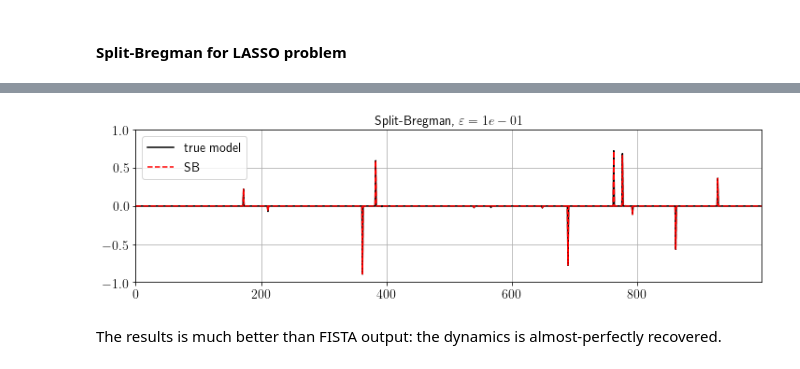
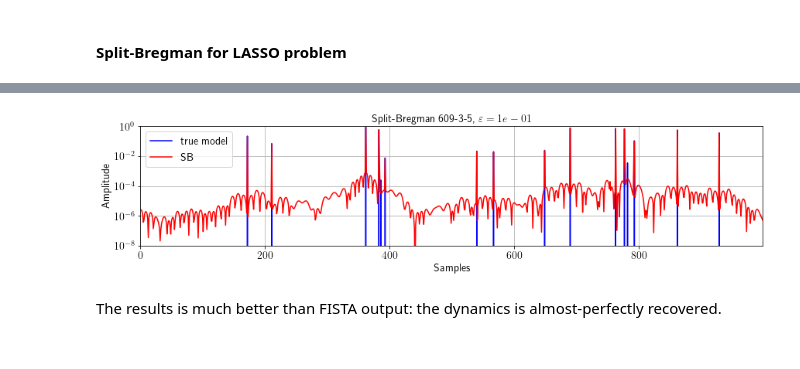
Before and after one commit to fpicetti/occamypy, a Jupyter notebook: tutorials/SplitBregman Examples.ipynb, the cells around one changed output, grey strips where cells are left out. Saved outputs shown, nothing was run; the diff lists cells and outputs as text; code cells hidden in the pictures.

Commit message:
Updated SplitBregman notebook

```diff
--- a/tutorials/SplitBregman Examples.ipynb
+++ b/tutorials/SplitBregman Examples.ipynb
@@ -156,12 +170,12 @@ Let's try another solver.
 #### Split-Bregman for LASSO problem
 # %%
 # define the Linear Regularized Problem
-problemSB = occamypy.RegularizedLeastSquares(model.clone().zero(), data, A,
-                             regsL1=occamypy.IdentityOp(model), epsL1=.1)
+problemSB = occamypy.RegularizedLeastSquares(x.clone().zero(), d, W,
+                                             regsL1=occamypy.IdentityOp(x), epsL1=.1)
 
 # instantiate the Split-Bregman solver
-SB = occamypy.SplitBregman(occamypy.BasicStopper(1000), niter_inner=5, niter_solver=15,
+SB = occamypy.SplitBregman(occamypy.BasicStopper(1000), niter_inner=3, niter_solver=5,
                         linear_solver='LSQR', breg_weight=1., warm_start=True)
-
+SB.setDefaults(save_obj=True)
 # solve the problem
-SB.run(problemSB, verbose=True, inner_verbose=False)
+SB.run(problemSB, verbose=False, inner_verbose=False)
@@ -185,0 +182,15 @@ Relative model change (0.0000e+00) norm smaller than given tolerance (1.7952e-10
+# %%
+its = "%d-%d-%d" % (len(SB.obj), SB.niter_inner, SB.niter_solver)
+
+fig, ax = plt.subplots(figsize=(12,3))
+plt.plot(x.getNdArray(), 'b', lw=2, label="true model")
+plt.plot(problemSB.model.getNdArray(), 'r', label="SB")
+plt.title(r'Split-Bregman %s, $\varepsilon=%.e$' % (its, problemSB.epsL1[0]))
+plt.ylim(-1., 1.)
+plt.legend(loc='upper left')
+plt.xlabel("Samples"), plt.ylabel("Amplitude")
+plt.grid(True)
+ax.autoscale(enable=True, axis='x', tight=True)
+plt.tight_layout(0.5)
+# plt.savefig("ricker_sb_%s.pdf" % its)
+plt.show()
@@ -186,15 +199,18 @@ Relative model change (0.0000e+00) norm smaller than given tolerance (1.7952e-10
 # %%
 fig, ax = plt.subplots(figsize=(12,3))
-plt.plot(model.getNdArray(), 'k', label="true model")
-plt.plot(problemSB.model.getNdArray(), 'r--', label="SB")
-plt.title(r'Split-Bregman, $\varepsilon=%.e$' % problemSB.epsL1[0])
-plt.ylim(-1, 1)
+plt.semilogy(np.abs(x.getNdArray()), 'b', label="true model")
+plt.semilogy(np.abs(problemSB.model.getNdArray()), 'r', label="SB")
+plt.title(r'Split-Bregman %s, $\varepsilon=%.e$' % (its, problemSB.epsL1[0]))
+plt.ylim(1e-8, 1)
+plt.legend(loc='upper left')
+plt.xlabel("Samples"), plt.ylabel("Amplitude")
+plt.grid(True)
 ax.autoscale(enable=True, axis='x', tight=True)
-plt.grid(True)
-plt.legend()
+plt.tight_layout(0.5)
+# plt.savefig("ricker_sb_%s_log.pdf" % its)
 plt.show()
 # %% [output]
-[figure, old version]
+[figure, new version]
 # %% [markdown]
 The results is much better than FISTA output: the dynamics is almost-perfectly recovered.
 # %% [markdown]
```
Also changed, not shown: parts of 32 cells of this notebook.
